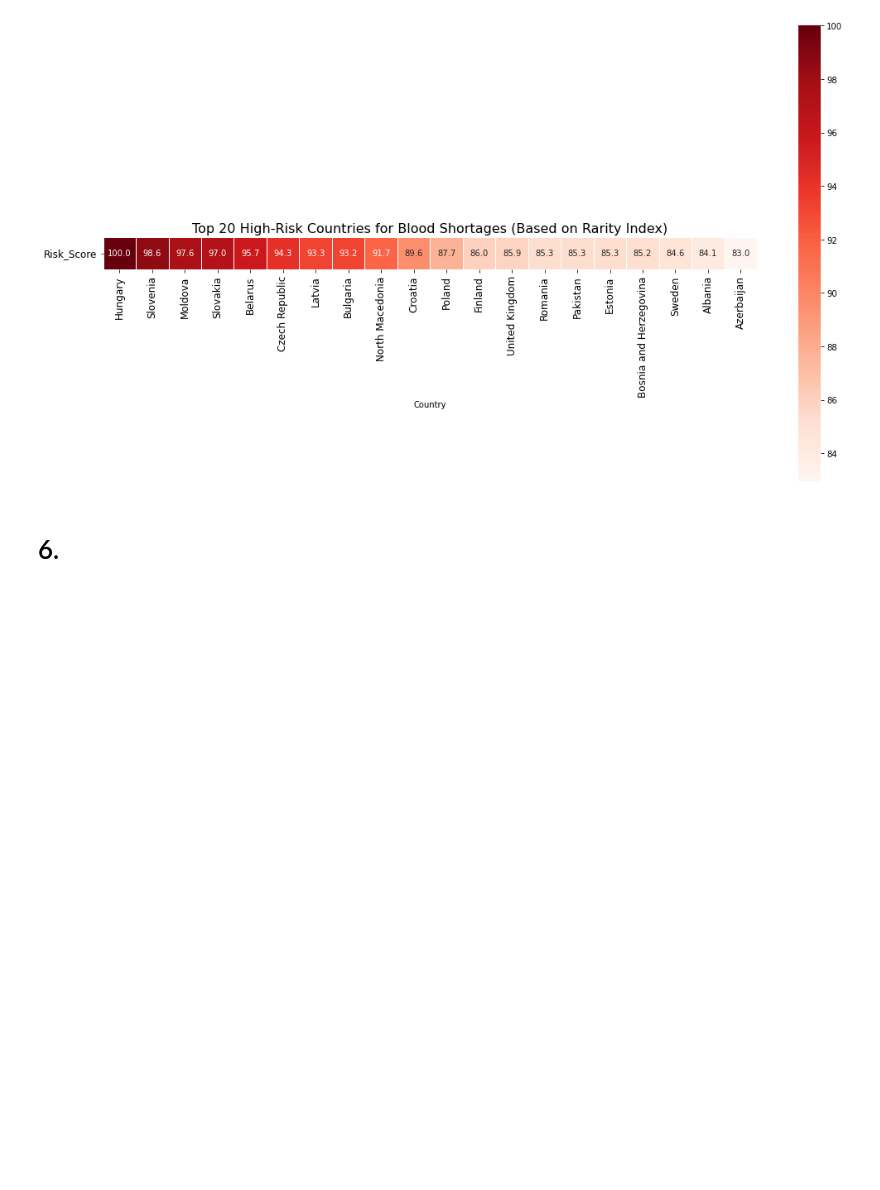
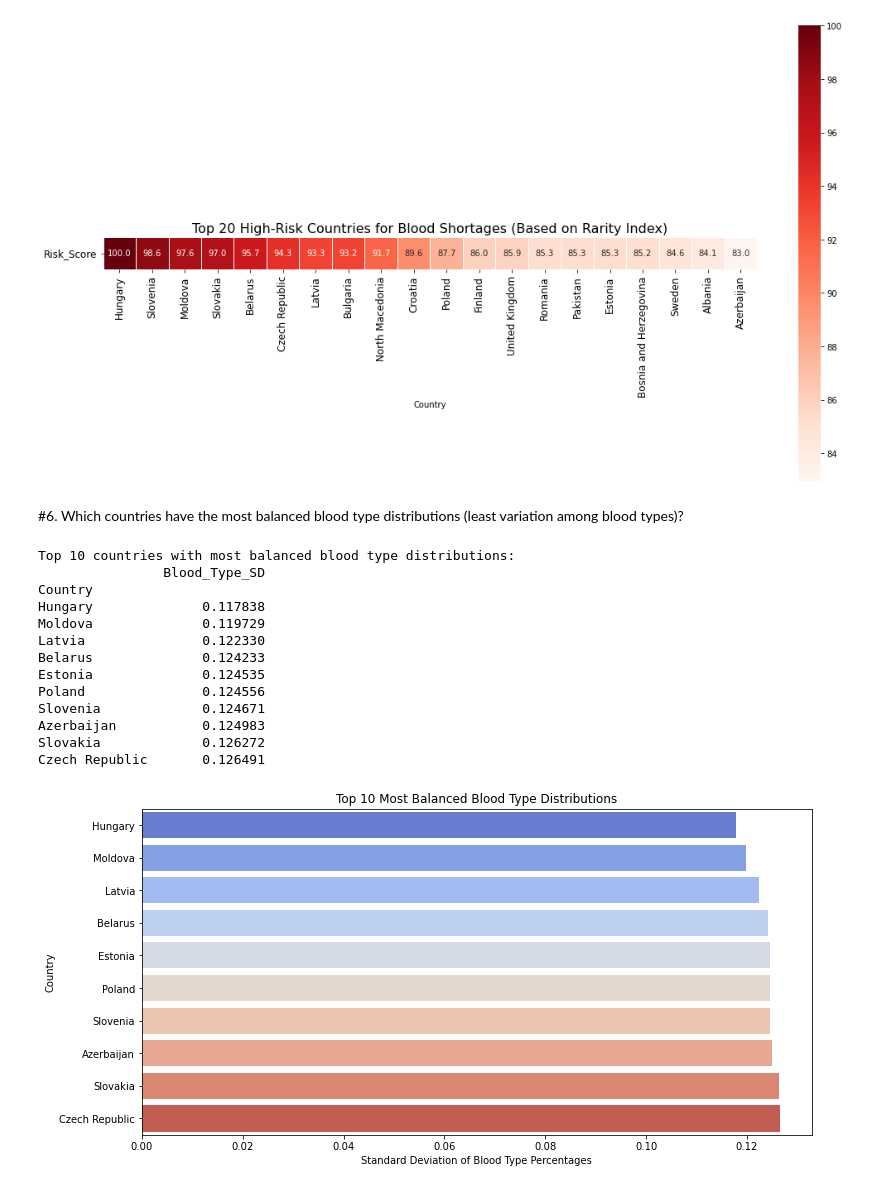
Before and after one commit to DikelediThwala/Global-Blood-Donation-Analysis, a Jupyter notebook: Global Blood Group Distribution Worldwide/Blood_Distribution.ipynb, the cells around one changed output. Drawn from its saved outputs; the diff is of its cells as text; code cells hidden in the pictures; blank space fills up the shorter version.

```diff
--- a/Global Blood Group Distribution Worldwide/Blood_Distribution.ipynb
+++ b/Global Blood Group Distribution Worldwide/Blood_Distribution.ipynb
@@ -202,5 +201,41 @@ plt.tight_layout()
 plt.show()
 # %% [output]
 [figure]
-# %% [markdown]
-# 6.
+# %% [markdown]
+#6. Which countries have the most balanced blood type distributions (least variation among blood types)?
+# %%
+# Calculate standard deviation across blood types for each country
+df_By_Country["Blood_Type_SD"] = df_By_Country[percentage_columns].std(axis=1)
+
+# Countries with most balanced distributions (lowest standard deviation)
+most_balanced = df_By_Country.nsmallest(10, "Blood_Type_SD")
+
+print("Top 10 countries with most balanced blood type distributions:")
+print(most_balanced[["Blood_Type_SD"]])
+
+# Visualization
+plt.figure(figsize=(12, 6))
+sns.barplot(
+    x=most_balanced["Blood_Type_SD"],
+    y=most_balanced.index,
+    palette="coolwarm"
+)
+plt.xlabel("Standard Deviation of Blood Type Percentages")
+plt.ylabel("Country")
+plt.title("Top 10 Most Balanced Blood Type Distributions")
+plt.show()
+# %% [output]
+Top 10 countries with most balanced blood type distributions:
+                Blood_Type_SD
+Country
+Hungary              0.117838
+Moldova              0.119729
+Latvia               0.122330
+Belarus              0.124233
+Estonia              0.124535
+Poland               0.124556
+Slovenia             0.124671
+Azerbaijan           0.124983
+Slovakia             0.126272
+Czech Republic       0.126491
+[figure, added]
```
Also changed, not shown: parts of 11 cells of this notebook.
